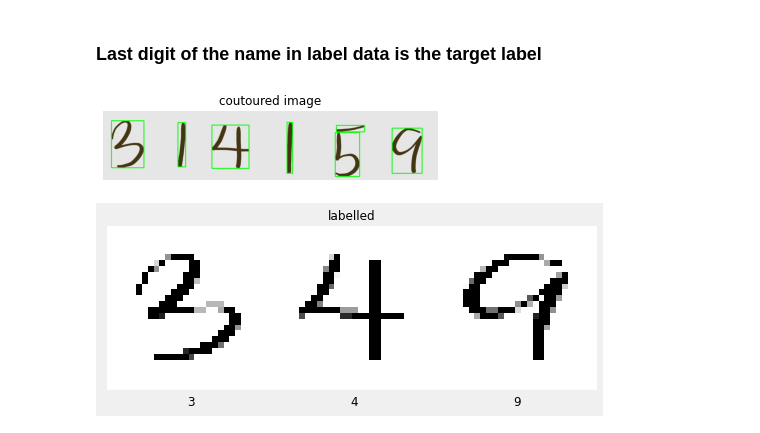
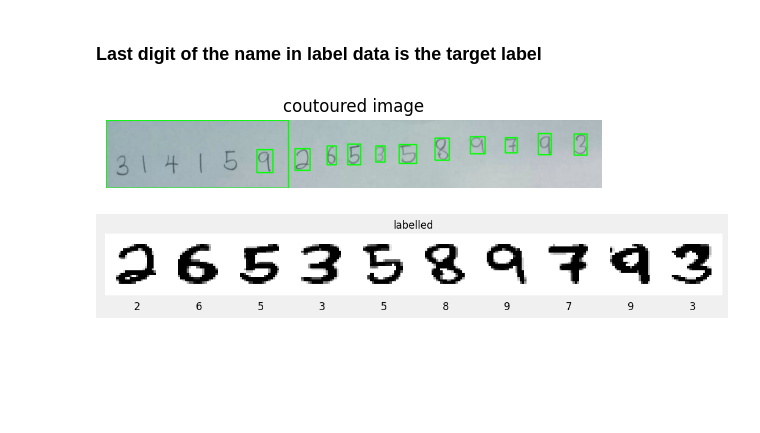
Before and after one commit to taimoon/handwritten-digits-recognition, a Jupyter notebook: labelling.ipynb, the cells around one changed output. Cells and saved outputs as stored; diff of their text form; code cells hidden in the pictures; blank space fills up the shorter version.

```diff
--- a/labelling.ipynb
+++ b/labelling.ipynb
@@ -4,14 +4,14 @@ from utils import *
 ### Last digit of the name in label data is the target label
 # %%
 rel_dir = 'raw image'
-filename = 'Notes_230112_150057.jpg'
+filename = 'pi1.jpeg'
 
 img = cv2.imread(f'{rel_dir}/{filename}')
 digits = crop_number(img.copy(), True)
 # %% [output]
-[figure, old version]
+[figure, new version]
 # %%
-labels = manual_label(digits)
+remaining_digits, labels = manual_label(digits)
 # %% [output]
-[figure, old version]
+[figure, new version]
 # %%
```
Also changed, not shown: parts of 1 cell of this notebook, 12 other files.
